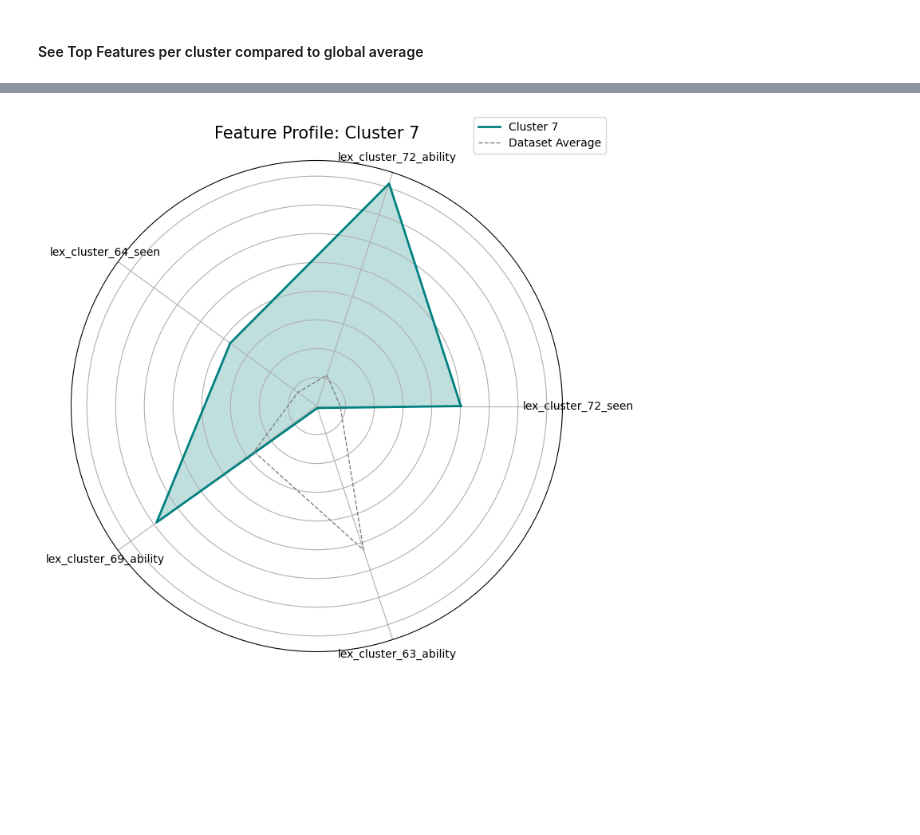
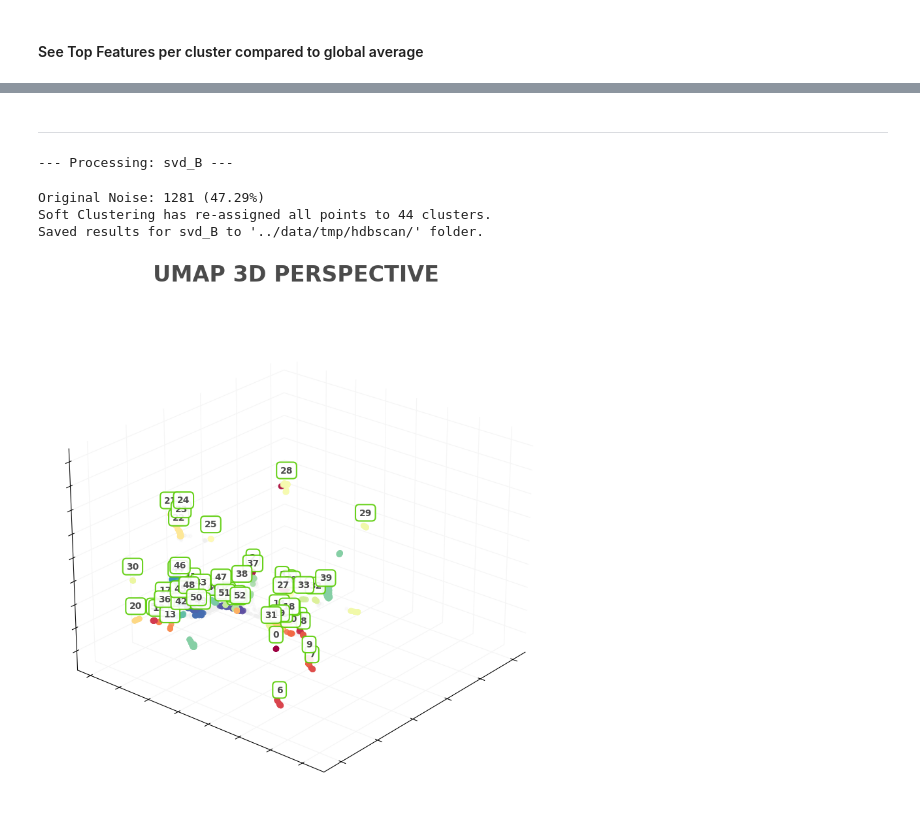
Before and after one commit to andrea-chong/KULDatathon2026, a Jupyter notebook: notebooks/HDBSCAN_user_cluster.ipynb, the cells around one changed output, grey strips where cells are left out. Saved outputs shown, nothing was run; the diff lists cells and outputs as text; code cells hidden in the pictures; blank space fills up the shorter version.

```diff
--- a/notebooks/HDBSCAN_user_cluster.ipynb
+++ b/notebooks/HDBSCAN_user_cluster.ipynb
@@ -164,5 +140,46 @@ plot_cluster_top_features_radar(df_test, 18, importance_dict)
-# %%
-# Cluster 7 using df_3
-plot_cluster_top_features_radar(processed_df, 7, importance_dict)
-# %% [output]
-[figure, removed]
+# %% [markdown]
+---
+# %%
+from src.models.HDBSCAN import run_hdbscan_pipeline, save_clustering_results, get_all_cluster_importances
+from src.evaluation.visualize import visualize_hdbscan_with_labels, plot_cluster_top_features_boxplot, plot_cluster_top_features_radar, visualize_hdbscan_3d
+
+datasets = {
+    # "baseline": df_base,
+    # "svd": df_1a,
+    "svd_B": df_1b,
+    # "svd512_ae128": df_2a,
+    # "svd512_ae128_B": df_2b,
+    # "lex_clusters_B": df_3,
+}
+
+# df_train = df_3.sample(frac=0.8)
+# df_test = df_3.loc[~df_3.index.isin(df_train.index)]
+
+# datasets = {
+#     # "test": df_test,
+#     "train": df_train
+# }
+
+
+for name, df in datasets.items():
+    print(f"\n--- Processing: {name} ---")
+
+    # For the high-dim set, we ensure PCA/UMAP is used
+    processed_df, model = run_hdbscan_pipeline(df.reset_index(), n_components=min(df.shape[1],200),
+                                               epsilon=0.2, min_cluster_size=8, min_samples=2)
+
+    save_clustering_results(processed_df, model, name, "../data/tmp/hdbscan")
+
+    feature_cols = [c for c in processed_df.columns if c not in ['user_id', 'cluster_label', 'cluster_probability', 'soft_cluster_label', 'soft_cluster_score']]
+    importance_dict = get_all_cluster_importances(processed_df, feature_cols)
+
+    # processed_df.loc[(processed_df['cluster_label'] <0) & (processed_df['soft_cluster_score'] >0.037981), 'cluster_label'] = \
+    #     processed_df.loc[(processed_df['cluster_label']) <0 & (processed_df['soft_cluster_score'] >0.037981), 'soft_cluster_label']
+
+    visualize_hdbscan_3d(processed_df, model, name, "../data/tmp/hdbscan/plots")
+# %% [output]
+--- Processing: svd_B ---
+Original Noise: 1281 (47.29%)
+Soft Clustering has re-assigned all points to 44 clusters.
+Saved results for svd_B to '../data/tmp/hdbscan/' folder.
+[figure, added]
```
Also changed, not shown: parts of 8 cells of this notebook.
